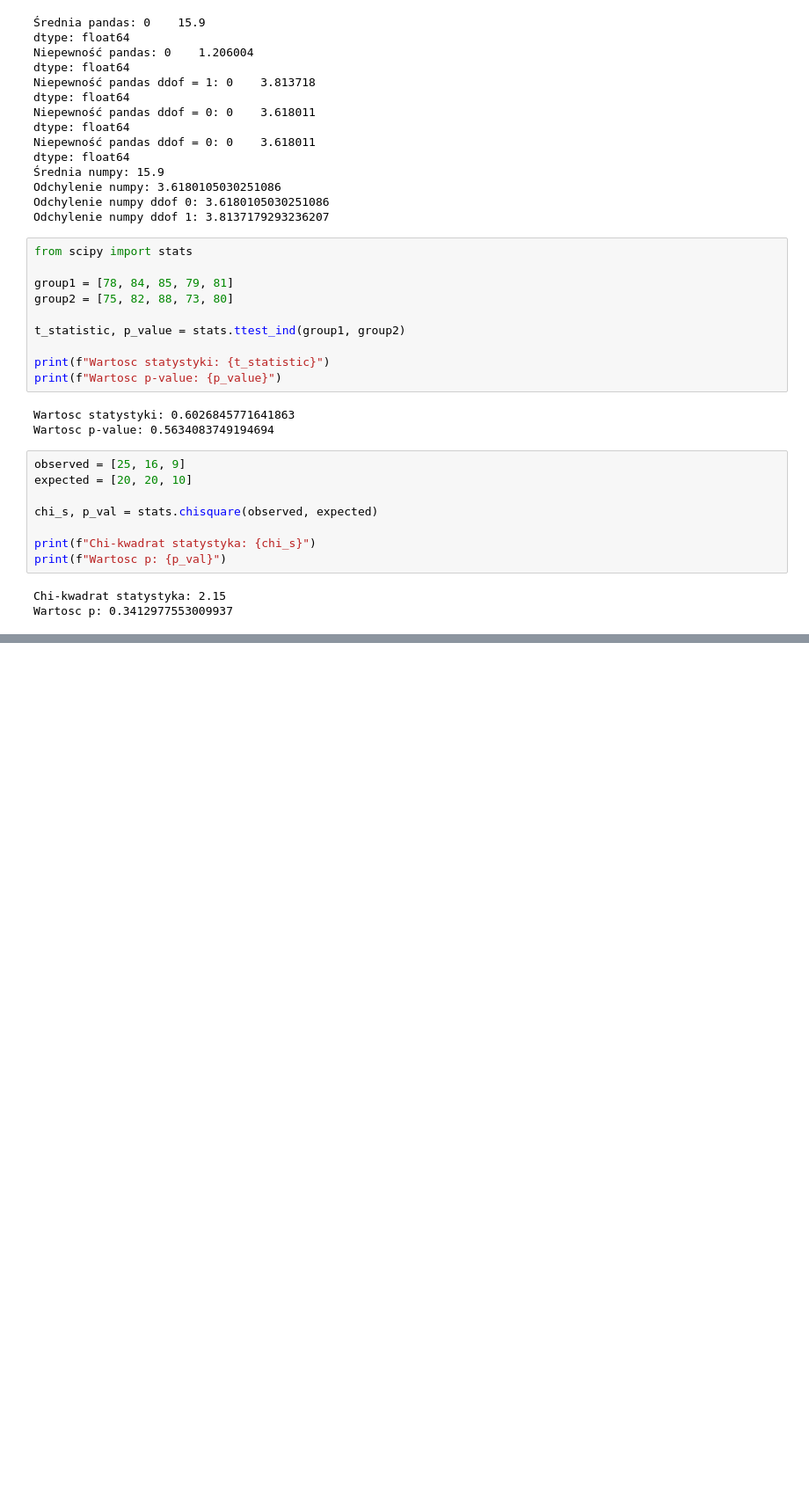
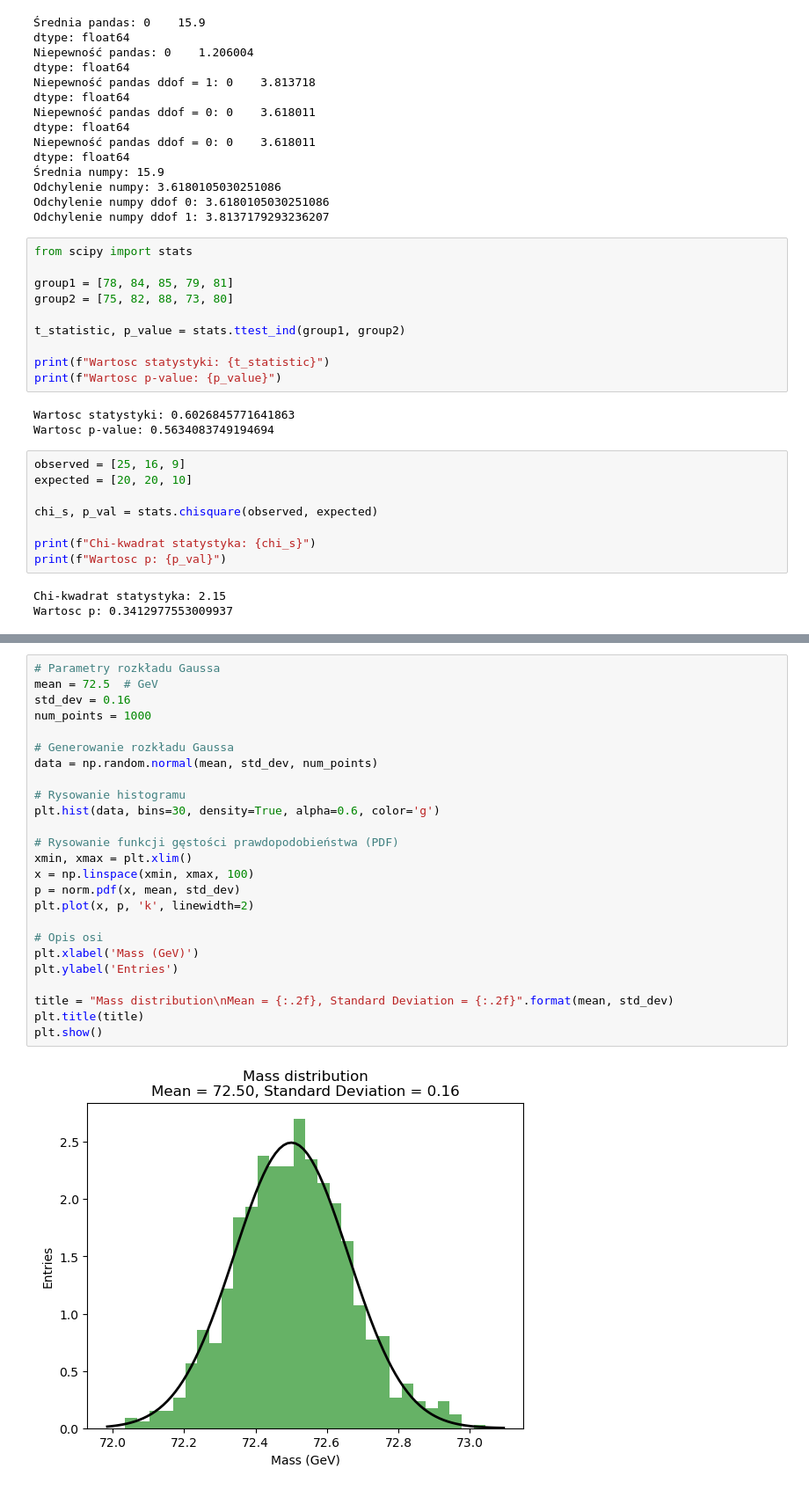
Before and after one commit to szczun/studia, a Jupyter notebook: MS/lab1/lab1.ipynb, the cells around one changed output, grey strips where cells are left out. Shown at 88% size. Cells and saved outputs as stored; diff of their text form; blank space fills up the shorter version.

```diff
--- a/MS/lab1/lab1.ipynb
+++ b/MS/lab1/lab1.ipynb
@@ -74,0 +169,27 @@ Wartosc p: 0.3412977553009937
+# %%
+# Parametry rozkładu Gaussa
+mean = 72.5  # GeV
+std_dev = 0.16
+num_points = 1000
+
+# Generowanie rozkładu Gaussa
+data = np.random.normal(mean, std_dev, num_points)
+
+# Rysowanie histogramu
+plt.hist(data, bins=30, density=True, alpha=0.6, color='g')
+
+# Rysowanie funkcji gęstości prawdopodobieństwa (PDF)
+xmin, xmax = plt.xlim()
+x = np.linspace(xmin, xmax, 100)
+p = norm.pdf(x, mean, std_dev)
+plt.plot(x, p, 'k', linewidth=2)
+
+# Opis osi
+plt.xlabel('Mass (GeV)')
+plt.ylabel('Entries')
+
+title = "Mass distribution\nMean = {:.2f}, Standard Deviation = {:.2f}".format(mean, std_dev)
+plt.title(title)
+plt.show()
+# %% [output]
+[figure, added]
```
Also changed, not shown: parts of 6 cells of this notebook, 10 other files.
